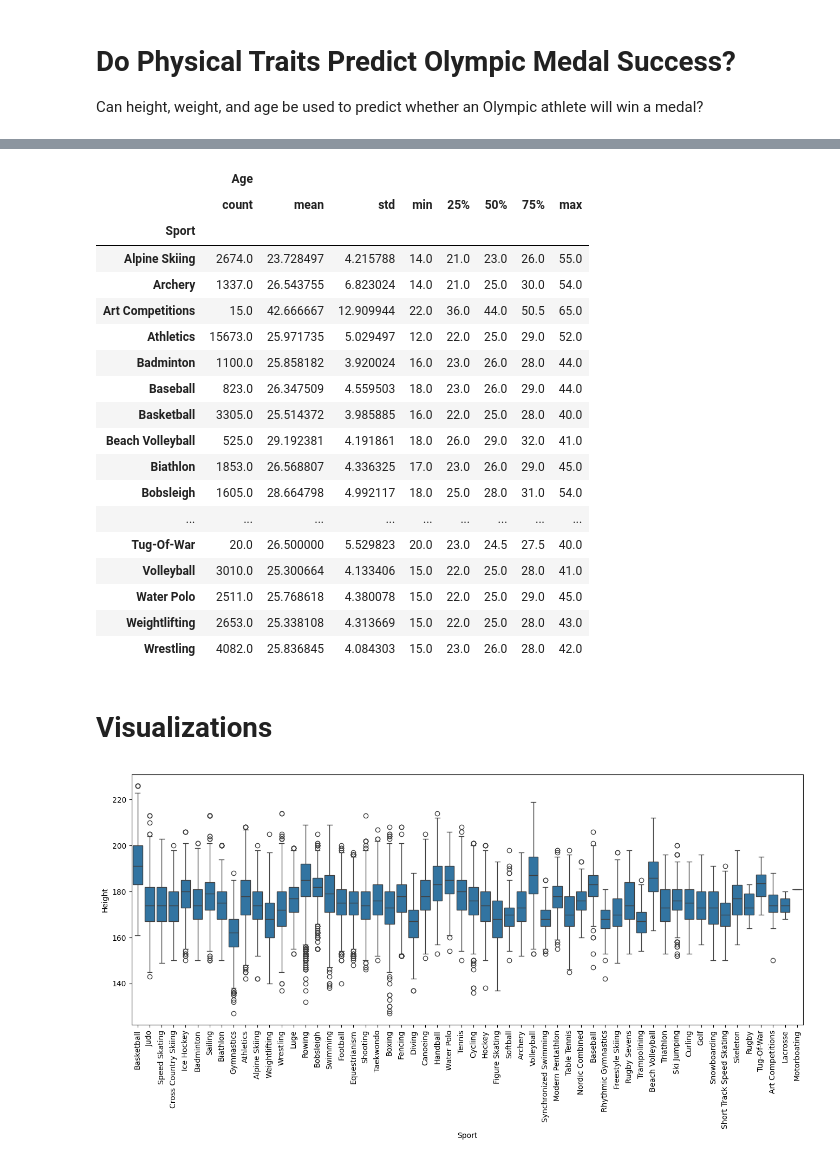
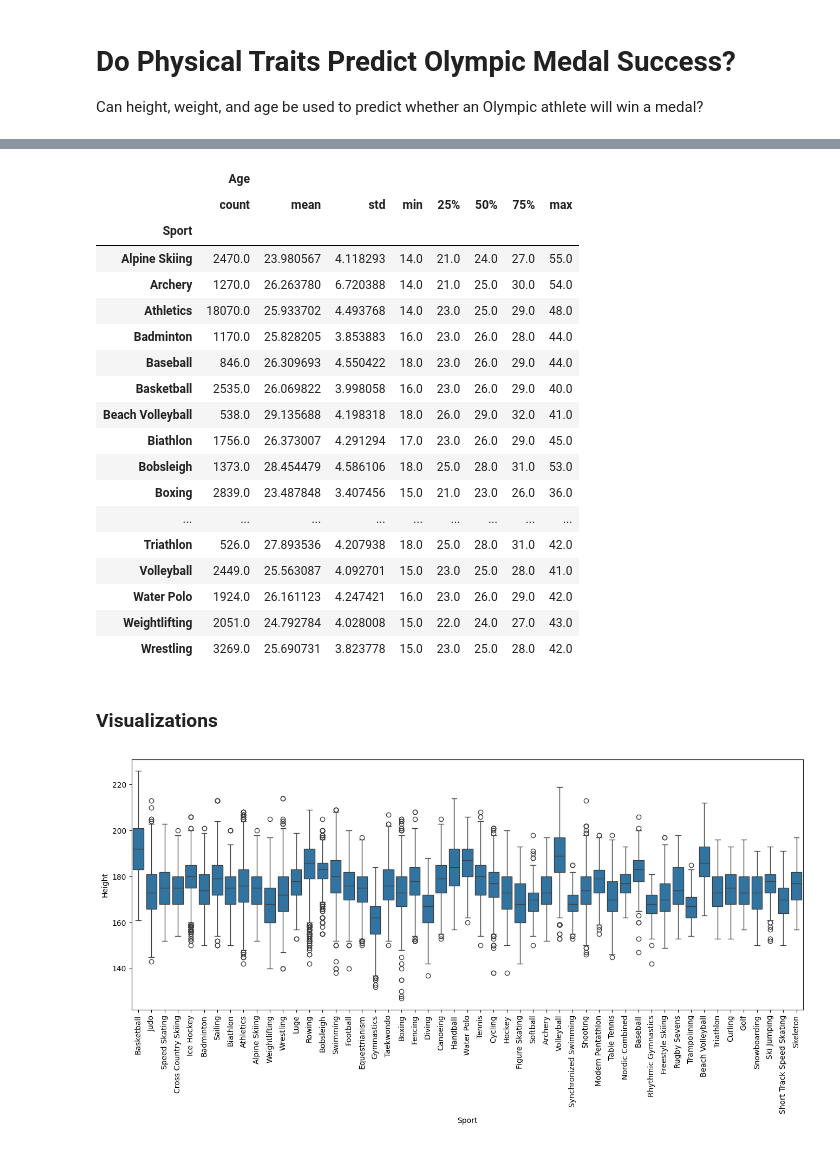
Before and after one commit to SophiaKim100/NDSRP, a Jupyter notebook: Olympic_Events.ipynb, the cells around one changed output, grey strips where cells are left out. Saved outputs shown, nothing was run; the diff lists cells and outputs as text; code cells hidden in the pictures.

```diff
--- a/Olympic_Events.ipynb
+++ b/Olympic_Events.ipynb
@@ -19,8 +22,11 @@ from sklearn.model_selection import cross_val_score
 # %%
-df = pd.read_csv('/content/athlete_events.csv')
-df.drop(['ID', 'Name', 'Sex', 'Team', 'NOC', 'Games', 'Year', 'Season', 'City', 'Event'], axis = 1, inplace = True)
-df['Medal'] = df['Medal'].fillna('None') #replace missing medal values
-df.drop_duplicates(inplace = True)
-df.dropna(subset=['Age', 'Height', 'Weight', 'Sport'], inplace=True)
-df.head()
+data = pd.read_csv('/content/athlete_events.csv')
+all_df = pd.DataFrame(data)
+all_df['Medalist'] = all_df['Medal'].notna().astype(int)
+all_df['Season_Encoded'] = all_df['Season'].map({'Summer': 1, 'Winter': 0})
+all_df.drop(['Name', 'Team', 'NOC', 'Games', 'City', 'Event', 'Medal', 'Season'], axis = 1, inplace = True)
+all_df = all_df[all_df['Year'] >= 1980]
+all_df.drop_duplicates(inplace = True)
+all_df.dropna(subset=['ID','Age', 'Height', 'Weight', 'Sport', 'Year', 'Season_Encoded'], inplace=True)
+all_df.head()
 # %% [output]
@@ -81,34 +87,34 @@ grouped_weight
 # %%
-grouped_age = df.groupby('Sport')[['Age']].describe()
-grouped_age
+all_grouped_age = all_df.groupby('Sport')[['Age']].describe()
+all_grouped_age
 # %% [output]
 |  | Age |  |  |  |  |  |  |  |
 |  | count | mean | std | min | 25% | 50% | 75% | max |
 | Sport |  |  |  |  |  |  |  |  |
-| Alpine Skiing | 2674.0 | 23.728497 | 4.215788 | 14.0 | 21.0 | 23.0 | 26.0 | 55.0 |
-| Archery | 1337.0 | 26.543755 | 6.823024 | 14.0 | 21.0 | 25.0 | 30.0 | 54.0 |
-| Art Competitions | 15.0 | 42.666667 | 12.909944 | 22.0 | 36.0 | 44.0 | 50.5 | 65.0 |
-| Athletics | 15673.0 | 25.971735 | 5.029497 | 12.0 | 22.0 | 25.0 | 29.0 | 52.0 |
-| Badminton | 1100.0 | 25.858182 | 3.920024 | 16.0 | 23.0 | 26.0 | 28.0 | 44.0 |
-| Baseball | 823.0 | 26.347509 | 4.559503 | 18.0 | 23.0 | 26.0 | 29.0 | 44.0 |
-| Basketball | 3305.0 | 25.514372 | 3.985885 | 16.0 | 22.0 | 25.0 | 28.0 | 40.0 |
-| Beach Volleyball | 525.0 | 29.192381 | 4.191861 | 18.0 | 26.0 | 29.0 | 32.0 | 41.0 |
-| Biathlon | 1853.0 | 26.568807 | 4.336325 | 17.0 | 23.0 | 26.0 | 29.0 | 45.0 |
-| Bobsleigh | 1605.0 | 28.664798 | 4.992117 | 18.0 | 25.0 | 28.0 | 31.0 | 54.0 |
+| Alpine Skiing | 2470.0 | 23.980567 | 4.118293 | 14.0 | 21.0 | 24.0 | 27.0 | 55.0 |
+| Archery | 1270.0 | 26.263780 | 6.720388 | 14.0 | 21.0 | 25.0 | 30.0 | 54.0 |
+| Athletics | 18070.0 | 25.933702 | 4.493768 | 14.0 | 23.0 | 25.0 | 29.0 | 48.0 |
+| Badminton | 1170.0 | 25.828205 | 3.853883 | 16.0 | 23.0 | 26.0 | 28.0 | 44.0 |
+| Baseball | 846.0 | 26.309693 | 4.550422 | 18.0 | 23.0 | 26.0 | 29.0 | 44.0 |
+| Basketball | 2535.0 | 26.069822 | 3.998058 | 16.0 | 23.0 | 26.0 | 29.0 | 40.0 |
+| Beach Volleyball | 538.0 | 29.135688 | 4.198318 | 18.0 | 26.0 | 29.0 | 32.0 | 41.0 |
+| Biathlon | 1756.0 | 26.373007 | 4.291294 | 17.0 | 23.0 | 26.0 | 29.0 | 45.0 |
+| Bobsleigh | 1373.0 | 28.454479 | 4.586106 | 18.0 | 25.0 | 28.0 | 31.0 | 53.0 |
+| Boxing | 2839.0 | 23.487848 | 3.407456 | 15.0 | 21.0 | 23.0 | 26.0 | 36.0 |
 | ... | ... | ... | ... | ... | ... | ... | ... | ... |
-| Tug-Of-War | 20.0 | 26.500000 | 5.529823 | 20.0 | 23.0 | 24.5 | 27.5 | 40.0 |
-| Volleyball | 3010.0 | 25.300664 | 4.133406 | 15.0 | 22.0 | 25.0 | 28.0 | 41.0 |
-| Water Polo | 2511.0 | 25.768618 | 4.380078 | 15.0 | 22.0 | 25.0 | 29.0 | 45.0 |
-| Weightlifting | 2653.0 | 25.338108 | 4.313669 | 15.0 | 22.0 | 25.0 | 28.0 | 43.0 |
-| Wrestling | 4082.0 | 25.836845 | 4.084303 | 15.0 | 23.0 | 26.0 | 28.0 | 42.0 |
+| Triathlon | 526.0 | 27.893536 | 4.207938 | 18.0 | 25.0 | 28.0 | 31.0 | 42.0 |
+| Volleyball | 2449.0 | 25.563087 | 4.092701 | 15.0 | 23.0 | 25.0 | 28.0 | 41.0 |
+| Water Polo | 1924.0 | 26.161123 | 4.247421 | 16.0 | 23.0 | 26.0 | 29.0 | 42.0 |
+| Weightlifting | 2051.0 | 24.792784 | 4.028008 | 15.0 | 22.0 | 24.0 | 27.0 | 43.0 |
+| Wrestling | 3269.0 | 25.690731 | 3.823778 | 15.0 | 23.0 | 25.0 | 28.0 | 42.0 |
 # %% [markdown]
-# **Visualizations**
+### **Visualizations**
 # %%
 plt.figure(figsize=(16,6))
-sns.boxplot(x='Sport', y='Height', data=df)
+sns.boxplot(x='Sport', y='Height', data=all_df)
 plt.xticks(rotation=90)
 plt.show()
 # %% [output]
-[figure, old version]
+[figure, new version]
 # %%
 plt.figure(figsize=(16,6))
```
Also changed, not shown: parts of 51 cells of this notebook.
